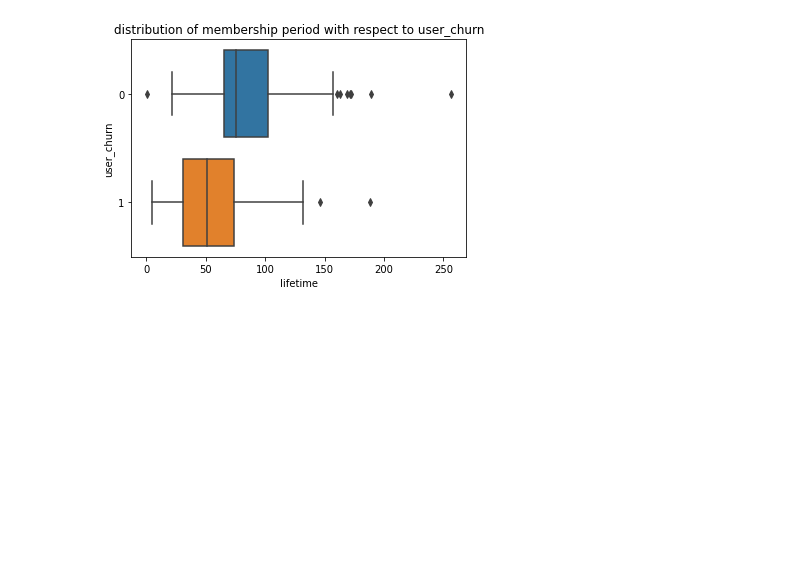
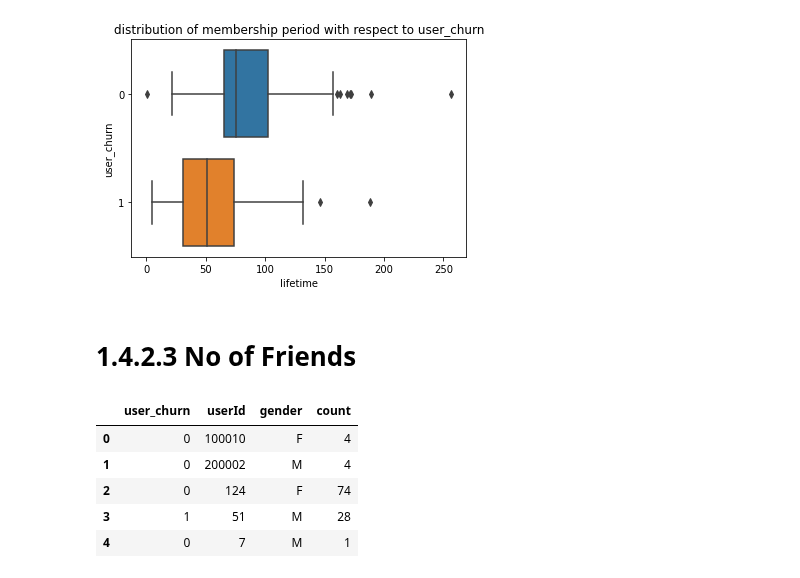
Before and after one commit to yatfungleung/Sparkify-User-Churn-Prediction, a Jupyter notebook: 1_data_cleaning.ipynb, the cells around one changed output. Cells and saved outputs as stored; diff of their text form; code cells hidden in the pictures; blank space fills up the shorter version.

```diff
--- a/1_data_cleaning.ipynb
+++ b/1_data_cleaning.ipynb
@@ -591,5 +591,21 @@ plt.show()
 # %%
 # users that churned have an average of around 50 days membership period
 # which means if the first 50 days of a new user is crucial to avoiding churning
+# %% [markdown]
+# 1.4.2.3 No of Friends
+# %%
+# signaled by the appearance of 'Add Friend' in 'page'
+
+df_friends_pd = df.where('page ==  "Add Friend"').groupby(['user_churn', 'userId', 'gender']).count()\
+    .groupby(['user_churn', 'userId']).agg({'count':'avg'}).toPandas()
+
+df_friends_pd.head()
+# %% [output]
+|  | user_churn | userId | gender | count |
+| 0 | 0 | 100010 | F | 4 |
+| 1 | 0 | 200002 | M | 4 |
+| 2 | 0 | 124 | F | 74 |
+| 3 | 1 | 51 | M | 28 |
+| 4 | 0 | 7 | M | 1 |
 # %%
 # END
```
